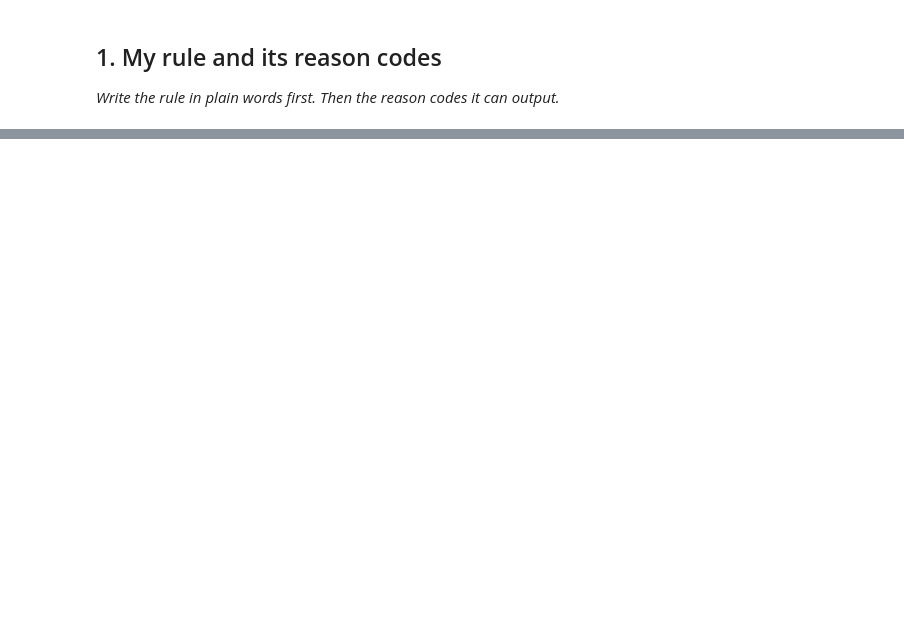
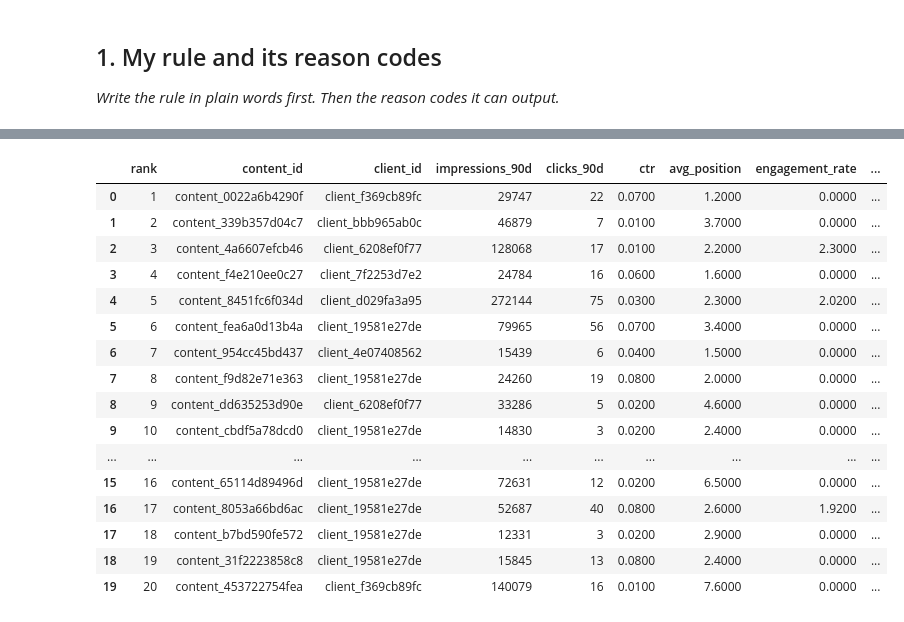
Before and after one commit to melikekaya01/flyrank-ml, a Jupyter notebook: work/notebooks/w04_baseline_score.ipynb, the cells around one changed output, grey strips where cells are left out. Cells and saved outputs as stored; diff of their text form; code cells hidden in the pictures; blank space fills up the shorter version.

```diff
--- a/work/notebooks/w04_baseline_score.ipynb
+++ b/work/notebooks/w04_baseline_score.ipynb
@@ -36,0 +77,7 @@ This skeleton is yours to fill. Work the sections **in order** — each one has
+# %%
+DATA_PATH = REPO_ROOT / "data" / "raw" / "content_refresh_anonymized.csv"
+
+if not DATA_PATH.exists():
+    raise FileNotFoundError(f"Dataset not found: {DATA_PATH}")
+
+print("Dataset path:", DATA_PATH)
@@ -36,0 +108,16 @@ This skeleton is yours to fill. Work the sections **in order** — each one has
+# %%
+# Load the dataset
+
+if DATA_PATH.suffix == ".parquet":
+    df = pd.read_parquet(DATA_PATH)
+elif DATA_PATH.suffix == ".csv":
+    df = pd.read_csv(DATA_PATH)
+else:
+    raise ValueError(f"Unsupported file format: {DATA_PATH.suffix}")
+
+print("Rows:", len(df))
+print("Columns:", len(df.columns))
+print("\nColumn names:")
+print(df.columns.tolist())
+
+display(df.head())
@@ -36,0 +363,38 @@ This skeleton is yours to fill. Work the sections **in order** — each one has
+# %%
+top_20 = queue.head(20).copy()
+
+display(
+    top_20[
+        [
+            "rank",
+            "content_id",
+            "client_id",
+            "impressions_90d",
+            "clicks_90d",
+            "ctr",
+            "avg_position",
+            "engagement_rate",
+            "action_score",
+            "reason_code",
+            "action_label",
+        ]
+    ]
+)
+# %% [output]
+|  | rank | content_id | client_id | impressions_90d | clicks_90d | ctr | avg_position | engagement_rate | ... |
+| 0 | 1 | content_0022a6b4290f | client_f369cb89fc | 29747 | 22 | 0.0700 | 1.2000 | 0.0000 | ... |
+| 1 | 2 | content_339b357d04c7 | client_bbb965ab0c | 46879 | 7 | 0.0100 | 3.7000 | 0.0000 | ... |
+| 2 | 3 | content_4a6607efcb46 | client_6208ef0f77 | 128068 | 17 | 0.0100 | 2.2000 | 2.3000 | ... |
+| 3 | 4 | content_f4e210ee0c27 | client_7f2253d7e2 | 24784 | 16 | 0.0600 | 1.6000 | 0.0000 | ... |
+| 4 | 5 | content_8451fc6f034d | client_d029fa3a95 | 272144 | 75 | 0.0300 | 2.3000 | 2.0200 | ... |
+| 5 | 6 | content_fea6a0d13b4a | client_19581e27de | 79965 | 56 | 0.0700 | 3.4000 | 0.0000 | ... |
+| 6 | 7 | content_954cc45bd437 | client_4e07408562 | 15439 | 6 | 0.0400 | 1.5000 | 0.0000 | ... |
+| 7 | 8 | content_f9d82e71e363 | client_19581e27de | 24260 | 19 | 0.0800 | 2.0000 | 0.0000 | ... |
+| 8 | 9 | content_dd635253d90e | client_6208ef0f77 | 33286 | 5 | 0.0200 | 4.6000 | 0.0000 | ... |
+| 9 | 10 | content_cbdf5a78dcd0 | client_19581e27de | 14830 | 3 | 0.0200 | 2.4000 | 0.0000 | ... |
+| ... | ... | ... | ... | ... | ... | ... | ... | ... | ... |
+| 15 | 16 | content_65114d89496d | client_19581e27de | 72631 | 12 | 0.0200 | 6.5000 | 0.0000 | ... |
+| 16 | 17 | content_8053a66bd6ac | client_19581e27de | 52687 | 40 | 0.0800 | 2.6000 | 1.9200 | ... |
+| 17 | 18 | content_b7bd590fe572 | client_19581e27de | 12331 | 3 | 0.0200 | 2.9000 | 0.0000 | ... |
+| 18 | 19 | content_31f2223858c8 | client_19581e27de | 15845 | 13 | 0.0800 | 2.4000 | 0.0000 | ... |
+| 19 | 20 | content_453722754fea | client_f369cb89fc | 140079 | 16 | 0.0100 | 7.6000 | 0.0000 | ... |
```
Also changed, not shown: parts of 29 cells of this notebook.
